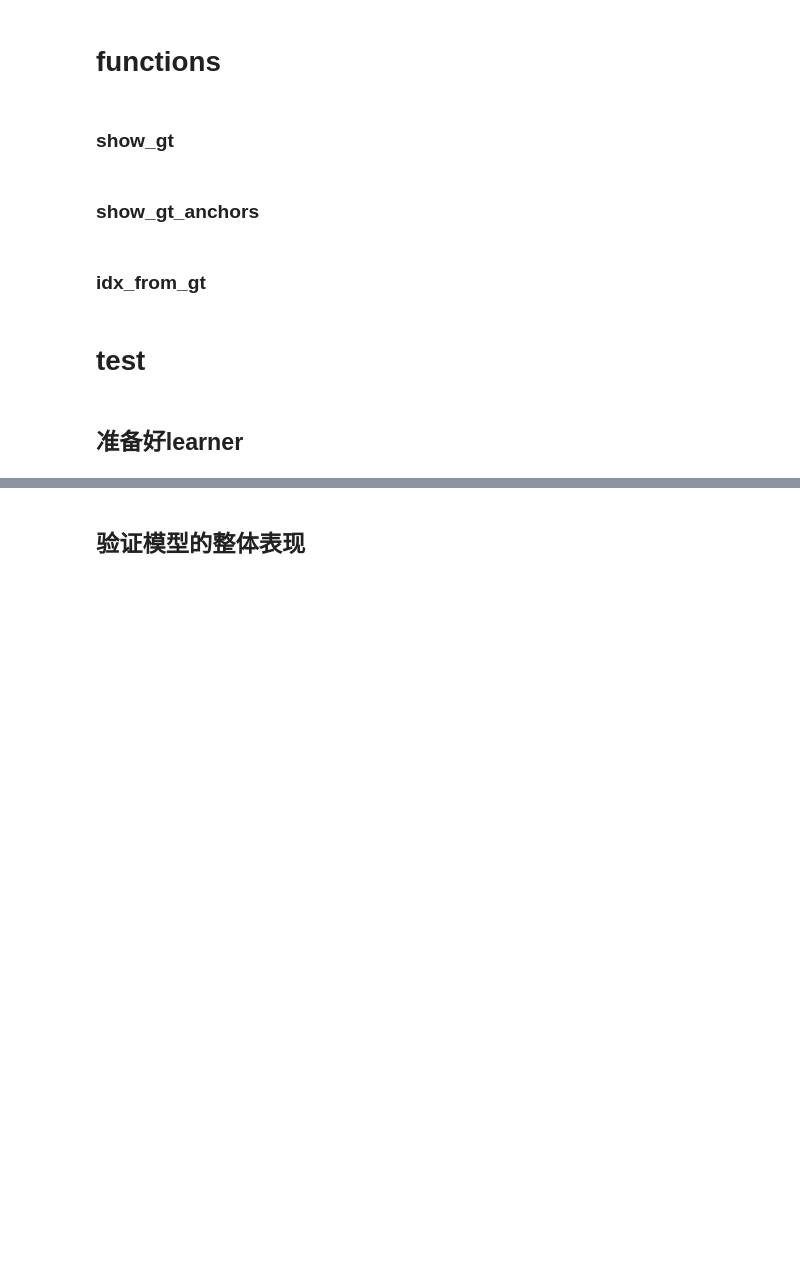
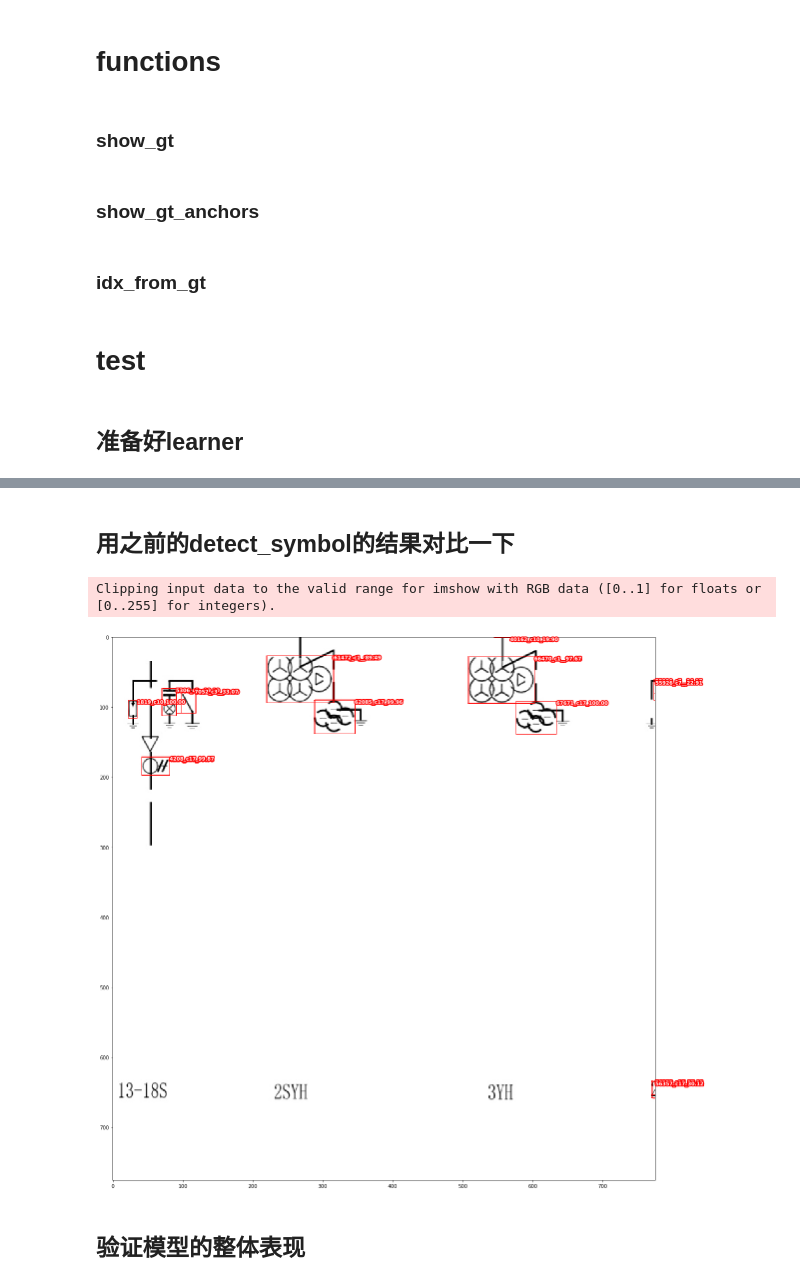
Before and after one commit to uid42/sick_tree_detection, a Jupyter notebook: interpretation_std.ipynb, the cells around one changed output, grey strips where cells are left out. Drawn from its saved outputs; the diff is of its cells as text; code cells hidden in the pictures; blank space fills up the shorter version.

```diff
--- a/interpretation_std.ipynb
+++ b/interpretation_std.ipynb
@@ -233,2 +326,47 @@ learn.model.eval();
+# %% [markdown]
+## 用之前的detect_symbol的结果对比一下
+# %%
+def show_top_pred_ds(x,netOut,n=10,bidx = 0):
+    '''
+    根据模型输出，处理得到boxs和confs，按照confs从大到小排序，绘制前n个的box.
+    x的作用仅是为绘制原图；
+    '''
+    _,ax = plt.subplots(1,1,figsize=(20,20))
+    img = data.denorm(x)[bidx].permute(1,2,0)
+    ax.imshow(img)
+
+    txys,confs,cats,thws = netOut[0][bidx].detach(),netOut[1][bidx].detach(),netOut[2][0].detach(),netOut[3][bidx].detach()
+    boxs,confs,cats,prbs = nb_interpretation.process_netout(txys,thws,cats,confs,gaf)
+
+    top_idx = confs.sort(descending=True)[1]
+    for idx in top_idx[:n]:
+        bb = boxs[idx]*x.shape[-1]
+        draw_rect(ax,bb,lw=1)
+
+        clas = classes[cats[idx]]
+        conf = confs[idx]
+        info = '{}_{}_{:.2f}'.format(idx,clas[:3],conf*100)
+        draw_text(ax,bb[[3,0]],info,sz=10)
+    return top_idx[:n]
+
+if True:
+    device = torch.device('cuda', 0)
+    gvs,_,_,avs,_,_ = nb_anchors_loss_metrics.get_ga666()
+    gaf = nb_anchors_loss_metrics.GridAnchor_Funcs(gvs,avs,device)
+    model = nb_resnet_ssd.get_resnet34_1ssd()
+    learn = Learner(data,model)
+    with open('../detect_symbol/run_log/20200429/run_0.pth','rb') as f:
+        learn.load(f)
+    if hasattr(learn.model, "module"):
+        learn.model = model.module
+    learn.model.to(device);
+    if device.type=='cuda':
+        learn.model = torch.nn.DataParallel(model,device_ids=[0])
+    learn.model.eval();
+    netOut = learn.model(x)
+    top_idx=show_top_pred_ds(x,netOut,20,bidx=bidx)
+# %% [output]
+Clipping input data to the valid range for imshow with RGB data ([0..1] for floats or [0..255] for integers).
+[figure, added]
 # %% [markdown]
 ## 验证模型的整体表现
```
Also changed, not shown: parts of 31 cells of this notebook.
